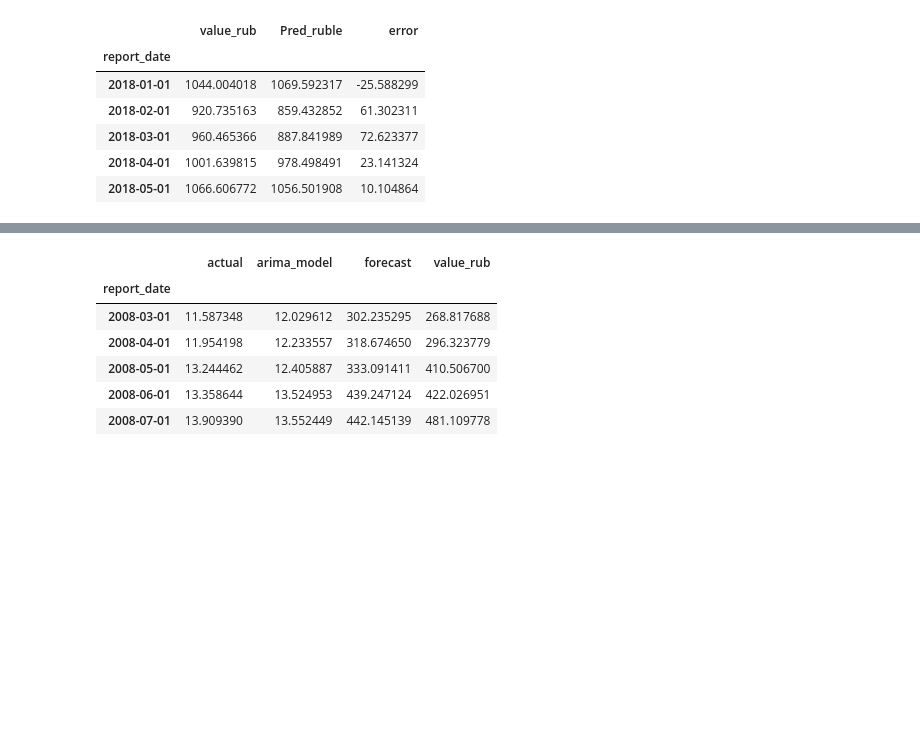
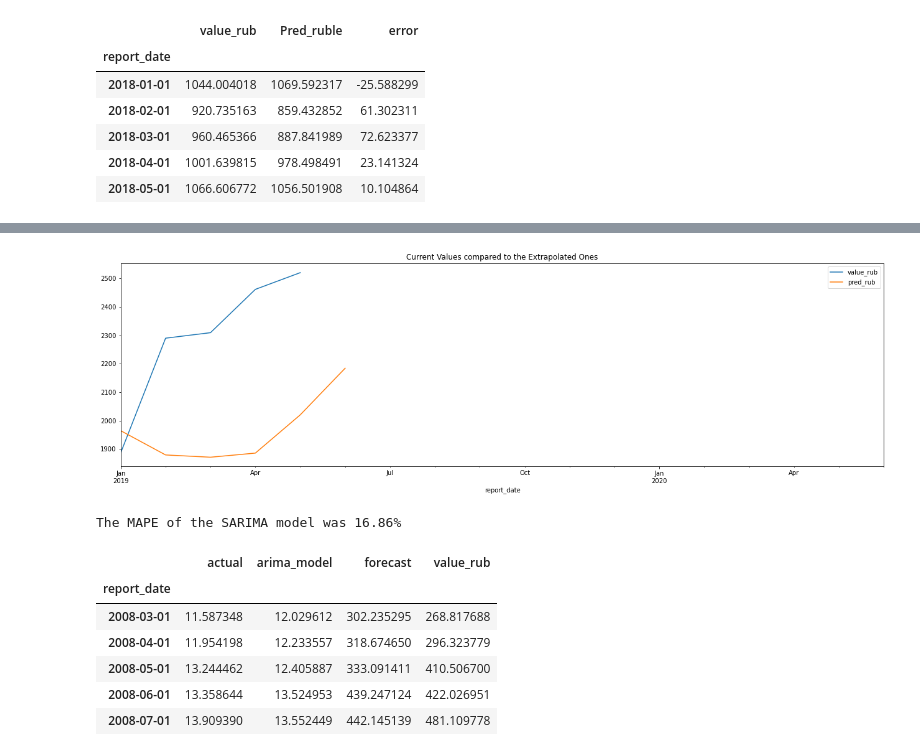
Before and after one commit to TheDataCoder/TimeSeriesForecast, a Jupyter notebook: TS.ipynb, the cells around one changed output, grey strips where cells are left out. Drawn from its saved outputs; the diff is of its cells as text; code cells hidden in the pictures; blank space fills up the shorter version.

```diff
--- a/TS.ipynb
+++ b/TS.ipynb
@@ -573,0 +577,9 @@ plot_error(df_valid_sum)
+# %%
+model = sm.tsa.statespace.SARIMAX(future, order=(p,d,q), seasonal_order=(P,D,Q,s), trend='c')
+result = model.fit(disp=False)
+# %%
+df_test_sum['pred'] = result.predict(start=(len(future)), end=(len(future)+5))
+# %%
+df_test_sum['pred_rub'] = invboxcox(df_test_sum.pred, lmbda)
+# %%
+df_test_sum = df_test_sum.drop(columns=['actual', 'arima_model', 'forecast', 'pred'])
@@ -574,3 +607,14 @@ plot_error(df_valid_sum)
+# %%
+df_test_sum[['value_rub', 'pred_rub']].plot(figsize=(22,6))
+plt.title('Current Values compared to the Extrapolated Ones')
+plt.show()
+# %% [output]
+[figure, added]
+# %%
+mape = mean_absolute_percentage_error(df_test_sum['value_rub'], df_test_sum['pred_rub'])
+print(f"The MAPE of the SARIMA model was {round(mape,2)}%")
+# %% [output]
+The MAPE of the SARIMA model was 16.86%
 # %%
 ##Holt-Winters
 # %%
```
Also changed, not shown: parts of 5 cells of this notebook.
